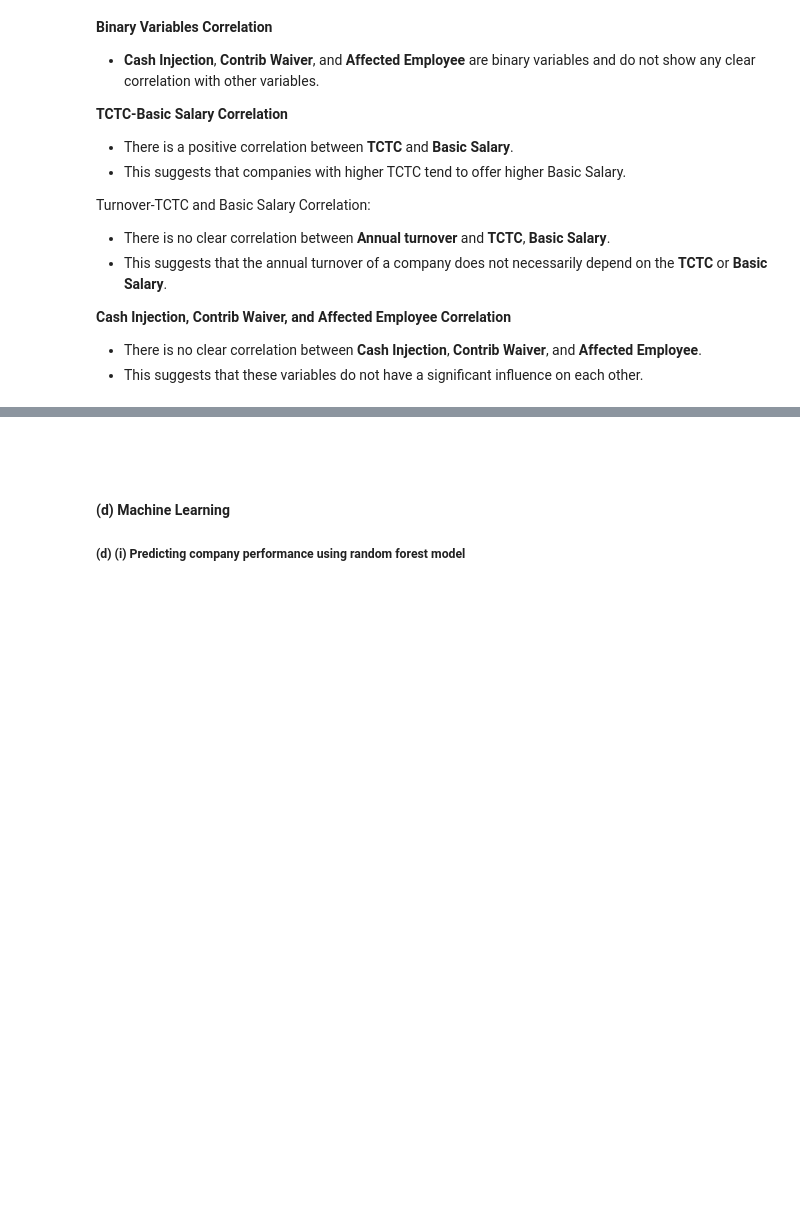
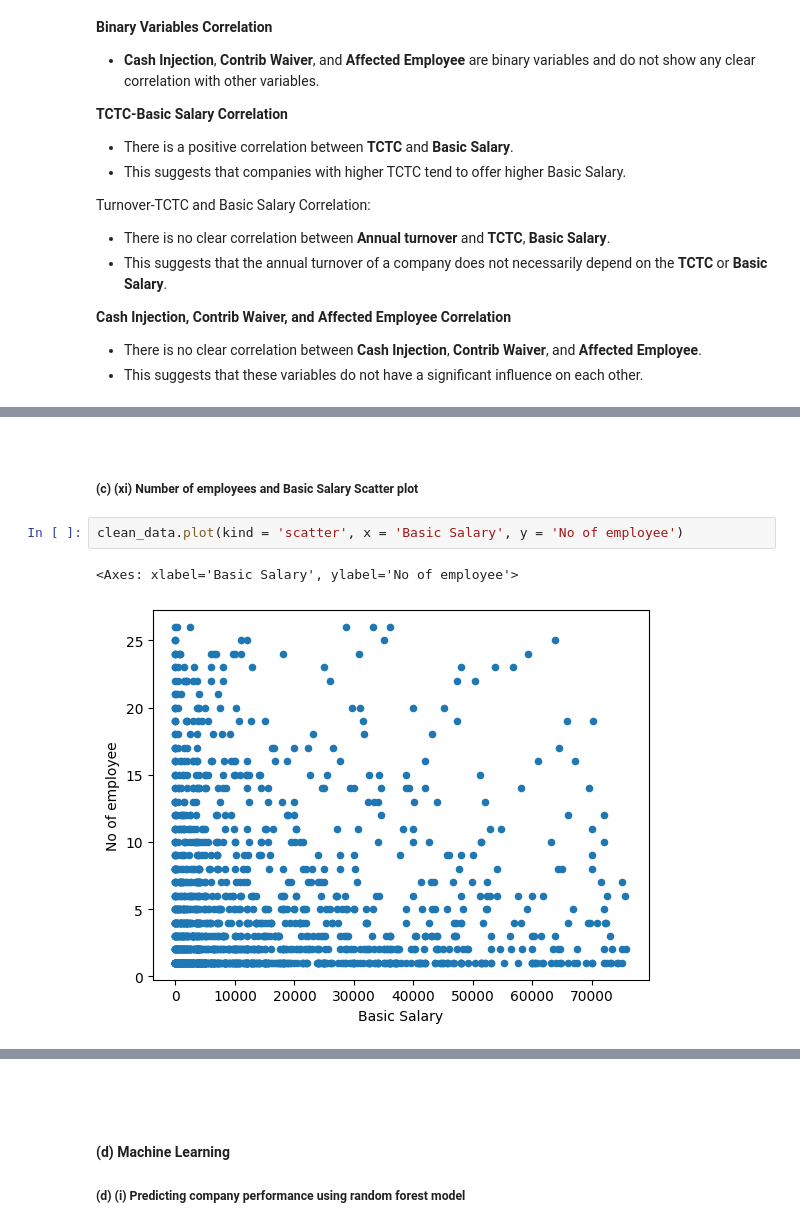
Before and after one commit to simeonleni/analitica, a Jupyter notebook: analytica.ipynb, the cells around one changed output, grey strips where cells are left out. Cells and saved outputs as stored; diff of their text form; blank space fills up the shorter version.

```diff
--- a/analytica.ipynb
+++ b/analytica.ipynb
@@ -335,0 +345,9 @@ Text(0.5, 1.0, 'Correlation matrix')
+# %% [markdown]
+<br>
+
+##### (c) (xi) Number of employees and Basic Salary Scatter plot
+# %%
+clean_data.plot(kind = 'scatter', x = 'Basic Salary', y = 'No of employee')
+# %% [output]
+<Axes: xlabel='Basic Salary', ylabel='No of employee'>
+[figure, added]
```
Also changed, not shown: parts of 12 cells of this notebook.
